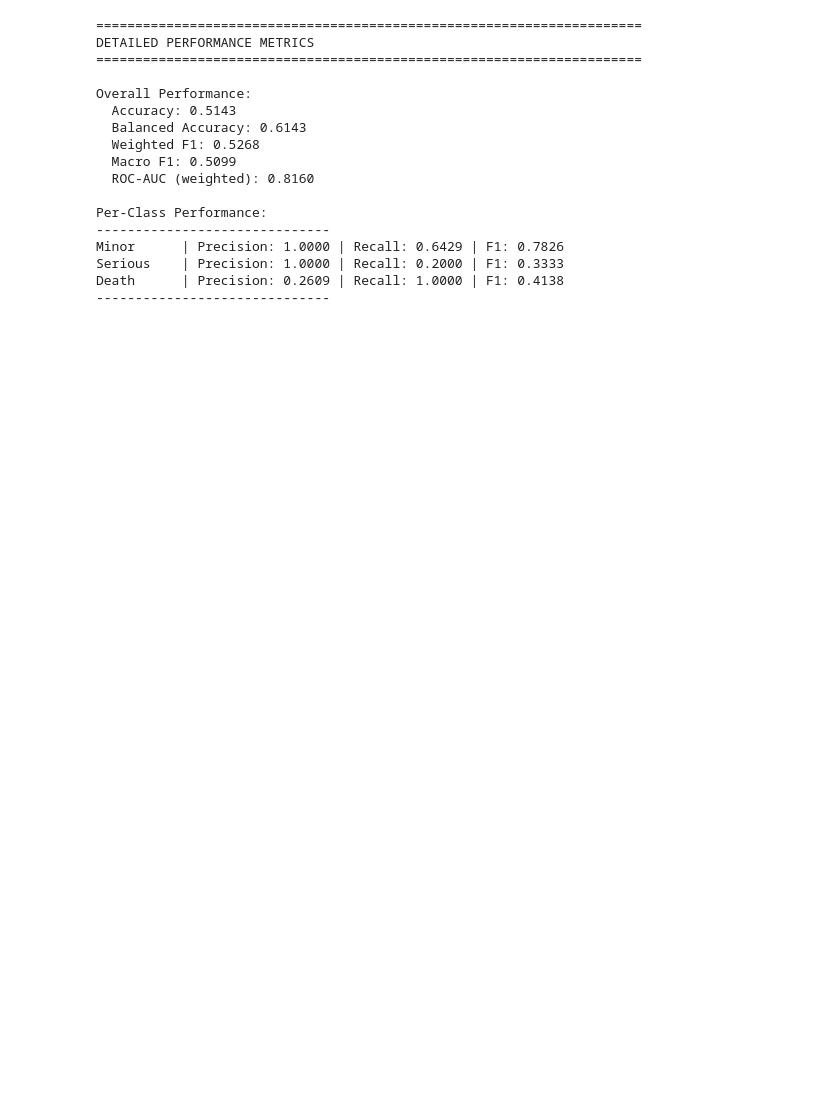
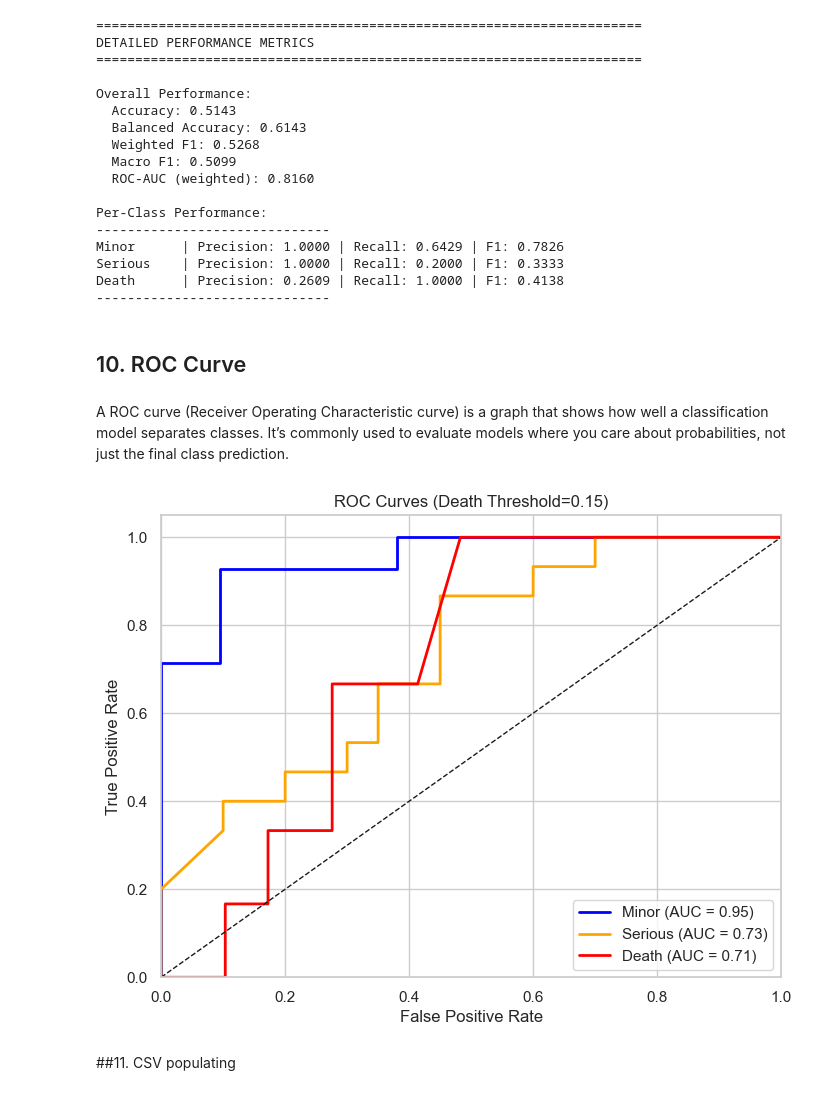
Before and after one commit to mattcg/msc-ai-dylan-group-1, a Jupyter notebook: 3d_XGBoost_ChristianCortis_SMOTE_Recall.ipynb, the cells around one changed output. Saved outputs shown, nothing was run; the diff lists cells and outputs as text; code cells hidden in the pictures; blank space fills up the shorter version.

```diff
--- a/3d_XGBoost_ChristianCortis_SMOTE_Recall.ipynb
+++ b/3d_XGBoost_ChristianCortis_SMOTE_Recall.ipynb
@@ -271,3 +317,34 @@ Minor      | Precision: 1.0000 | Recall: 0.6429 | F1: 0.7826
 Serious    | Precision: 1.0000 | Recall: 0.2000 | F1: 0.3333
 Death      | Precision: 0.2609 | Recall: 1.0000 | F1: 0.4138
 ------------------------------
+# %% [markdown]
+## 10. ROC Curve
+# %% [markdown]
+A ROC curve (Receiver Operating Characteristic curve) is a graph that shows how well a classification model separates classes. It’s commonly used to evaluate models where you care about probabilities, not just the final class prediction.
+# %%
+y_test_bin = label_binarize(y_test, classes=[0,1,2])  # Minor=0, Serious=1, Death=2
+y_probs = model.predict_proba(X_test)  # shape (n_samples, 3)
+
+# Plot ROC curve
+plt.figure(figsize=(8,6))
+colors = ['blue', 'orange', 'red']
+class_names = ['Minor','Serious','Death']
+
+for i, color in zip(range(3), colors):
+    fpr, tpr, _ = roc_curve(y_test_bin[:, i], y_probs[:, i])
+    roc_auc = auc(fpr, tpr)
+    plt.plot(fpr, tpr, color=color, lw=2, label=f'{class_names[i]} (AUC = {roc_auc:.2f})')
+
+plt.plot([0, 1], [0, 1], 'k--', lw=1)  # Random guess line
+plt.xlim([0.0, 1.0])
+plt.ylim([0.0, 1.05])
+plt.xlabel('False Positive Rate')
+plt.ylabel('True Positive Rate')
+plt.title(f'ROC Curves (Death Threshold={best_th:.2f})')
+plt.legend(loc='lower right')
+plt.grid(True)
+plt.show()
+# %% [output]
+[figure, added]
+# %% [markdown]
+##11. CSV populating
```
Also changed, not shown: parts of 8 cells of this notebook.
